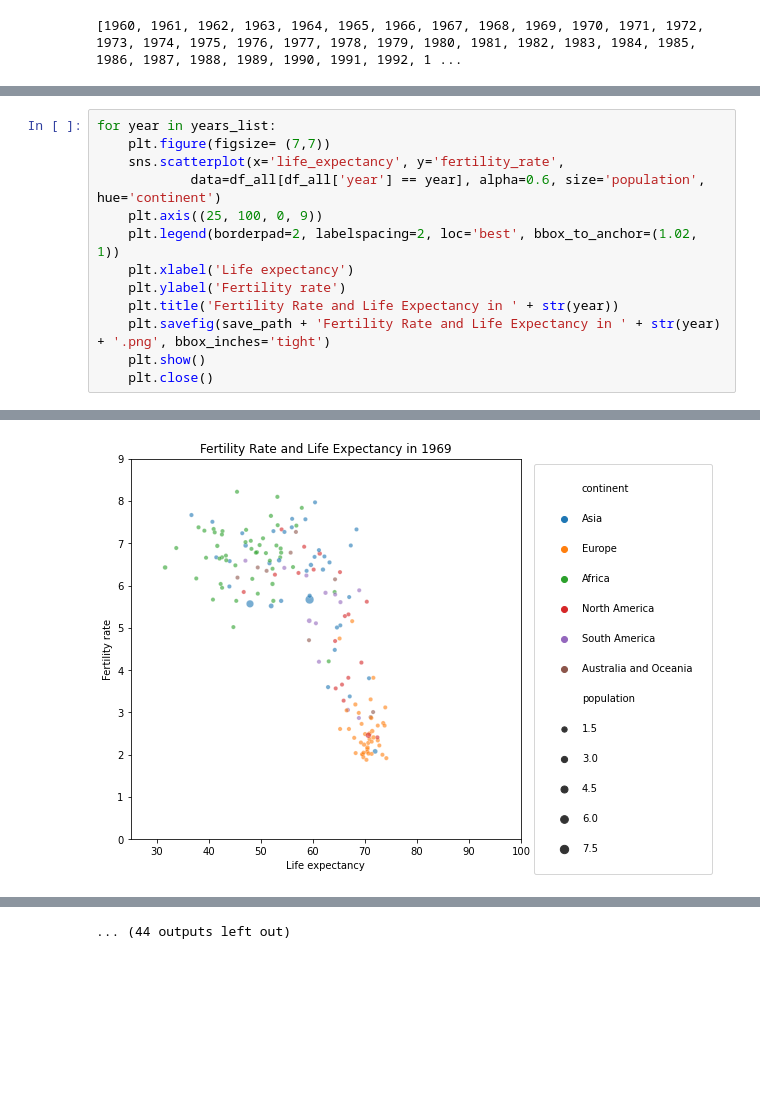
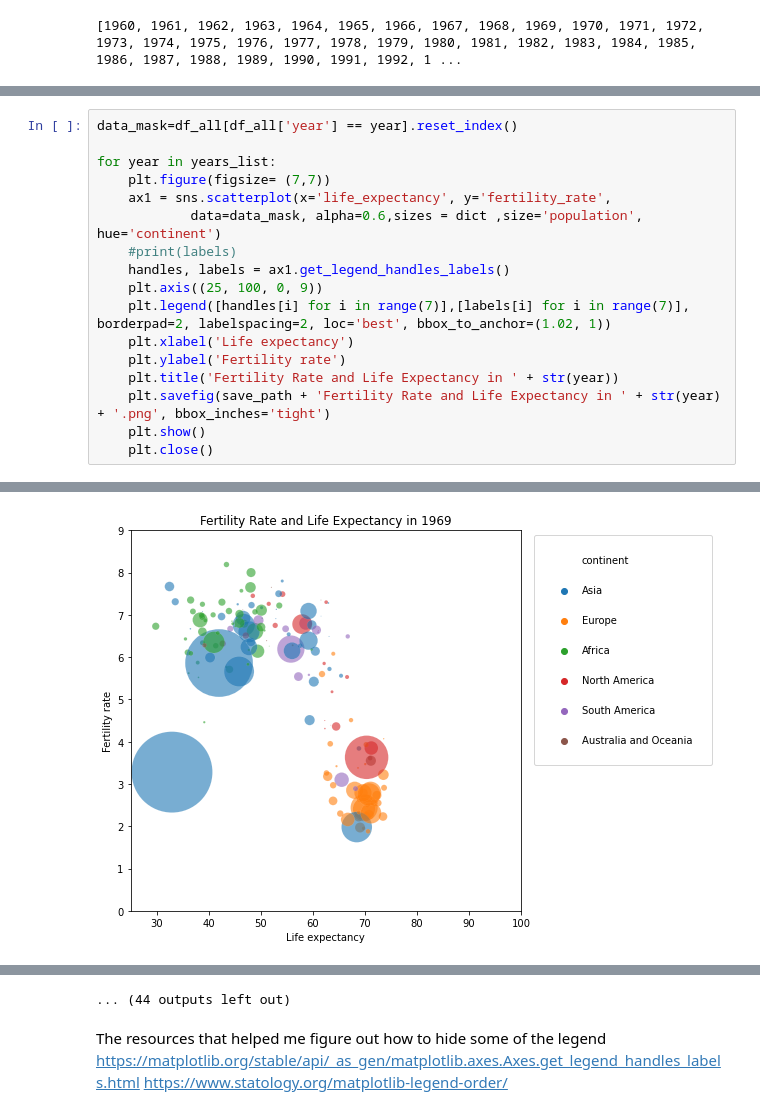
Before and after one commit to Kenoai/Spiced-Academy-Bootcamp, a Jupyter notebook: week_1/Project_1/Project week 1.ipynb, the cells around one changed output, grey strips where cells are left out. Cells and saved outputs as stored; diff of their text form; blank space fills up the shorter version.

Commit message:
fixed issue with scale of size of datapoints changing between frames and deleted population from the legend

```diff
--- a/week_1/Project_1/Project week 1.ipynb
+++ b/week_1/Project_1/Project week 1.ipynb
@@ -227,10 +278,14 @@ print(years_list)
 # %%
+data_mask=df_all[df_all['year'] == year].reset_index()
+
 for year in years_list:
     plt.figure(figsize= (7,7))
-    sns.scatterplot(x='life_expectancy', y='fertility_rate',
-            data=df_all[df_all['year'] == year], alpha=0.6, size='population', hue='continent')
+    ax1 = sns.scatterplot(x='life_expectancy', y='fertility_rate',
+            data=data_mask, alpha=0.6,sizes = dict ,size='population', hue='continent')
+    #print(labels)
+    handles, labels = ax1.get_legend_handles_labels()
     plt.axis((25, 100, 0, 9))
-    plt.legend(borderpad=2, labelspacing=2, loc='best', bbox_to_anchor=(1.02, 1))
+    plt.legend([handles[i] for i in range(7)],[labels[i] for i in range(7)], borderpad=2, labelspacing=2, loc='best', bbox_to_anchor=(1.02, 1))
     plt.xlabel('Life expectancy')
     plt.ylabel('Fertility rate')
     plt.title('Fertility Rate and Life Expectancy in ' + str(year))
@@ -250 +305 @@ for year in years_list:
-[figure, old version]
+[figure, new version]
@@ -253,4 +308,8 @@ for year in years_list:
 ... (44 outputs left out)
+# %% [markdown]
+The resources that helped me figure out how to hide some of the legend
+https://matplotlib.org/stable/api/_as_gen/matplotlib.axes.Axes.get_legend_handles_labels.html
+https://www.statology.org/matplotlib-legend-order/
 # %%
 images = []
 
```
Also changed, not shown: parts of 4 cells of this notebook.
